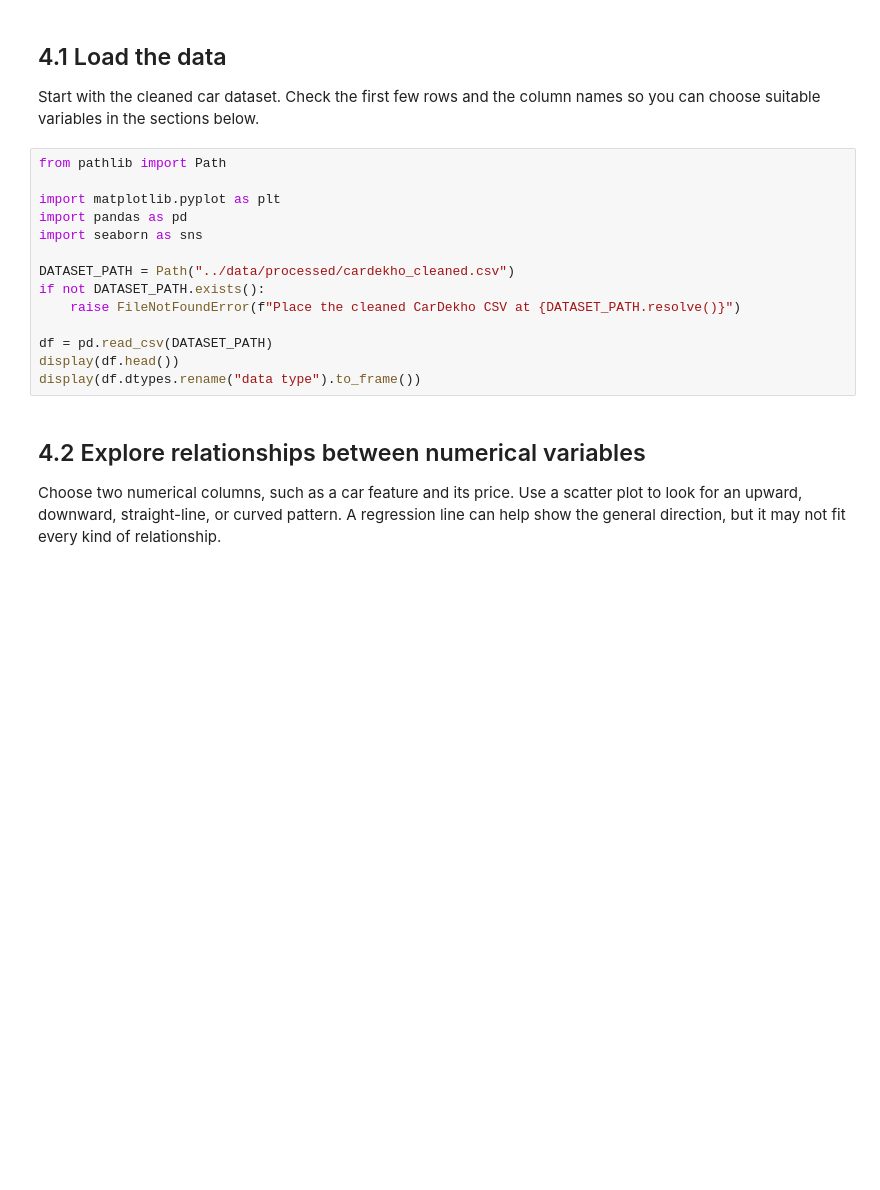
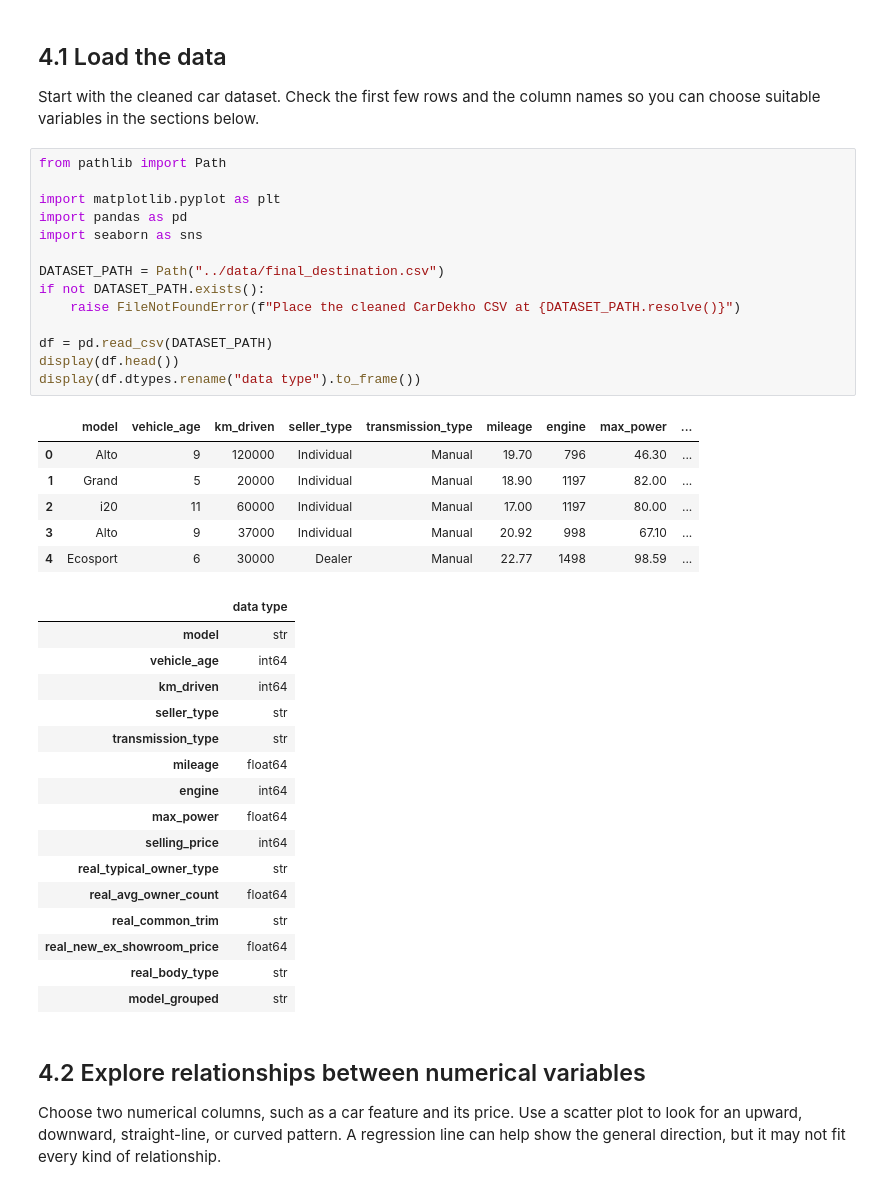
Before and after one commit to Data-six6/car_price_prediction, a Jupyter notebook: Car_Sale_Analysis/notebooks/04_correlation_and_association.ipynb, the cells around one changed output. Drawn from its saved outputs; the diff is of its cells as text; blank space fills up the shorter version.

```diff
--- a/Car_Sale_Analysis/notebooks/04_correlation_and_association.ipynb
+++ b/Car_Sale_Analysis/notebooks/04_correlation_and_association.ipynb
@@ -9,17 +9,40 @@ Start with the cleaned car dataset. Check the first few rows and the column name
 # %%
 from pathlib import Path
 
 import matplotlib.pyplot as plt
 import pandas as pd
 import seaborn as sns
 
-DATASET_PATH = Path("../data/processed/cardekho_cleaned.csv")
+DATASET_PATH = Path("../data/final_destination.csv")
 if not DATASET_PATH.exists():
     raise FileNotFoundError(f"Place the cleaned CarDekho CSV at {DATASET_PATH.resolve()}")
 
 df = pd.read_csv(DATASET_PATH)
 display(df.head())
 display(df.dtypes.rename("data type").to_frame())
+# %% [output]
+|  | model | vehicle_age | km_driven | seller_type | transmission_type | mileage | engine | max_power | ... |
+| 0 | Alto | 9 | 120000 | Individual | Manual | 19.70 | 796 | 46.30 | ... |
+| 1 | Grand | 5 | 20000 | Individual | Manual | 18.90 | 1197 | 82.00 | ... |
+| 2 | i20 | 11 | 60000 | Individual | Manual | 17.00 | 1197 | 80.00 | ... |
+| 3 | Alto | 9 | 37000 | Individual | Manual | 20.92 | 998 | 67.10 | ... |
+| 4 | Ecosport | 6 | 30000 | Dealer | Manual | 22.77 | 1498 | 98.59 | ... |
+|  | data type |
+| model | str |
+| vehicle_age | int64 |
+| km_driven | int64 |
+| seller_type | str |
+| transmission_type | str |
+| mileage | float64 |
+| engine | int64 |
+| max_power | float64 |
+| selling_price | int64 |
+| real_typical_owner_type | str |
+| real_avg_owner_count | float64 |
+| real_common_trim | str |
+| real_new_ex_showroom_price | float64 |
+| real_body_type | str |
+| model_grouped | str |
 # %% [markdown]
 ## 4.2 Explore relationships between numerical variables
 
```
Also changed, not shown: parts of 6 cells of this notebook.
